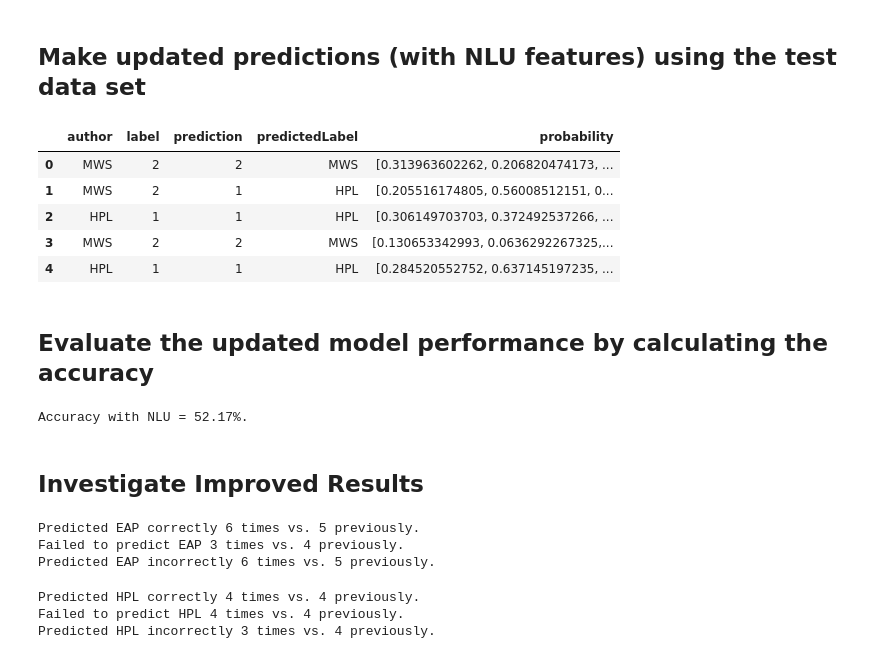
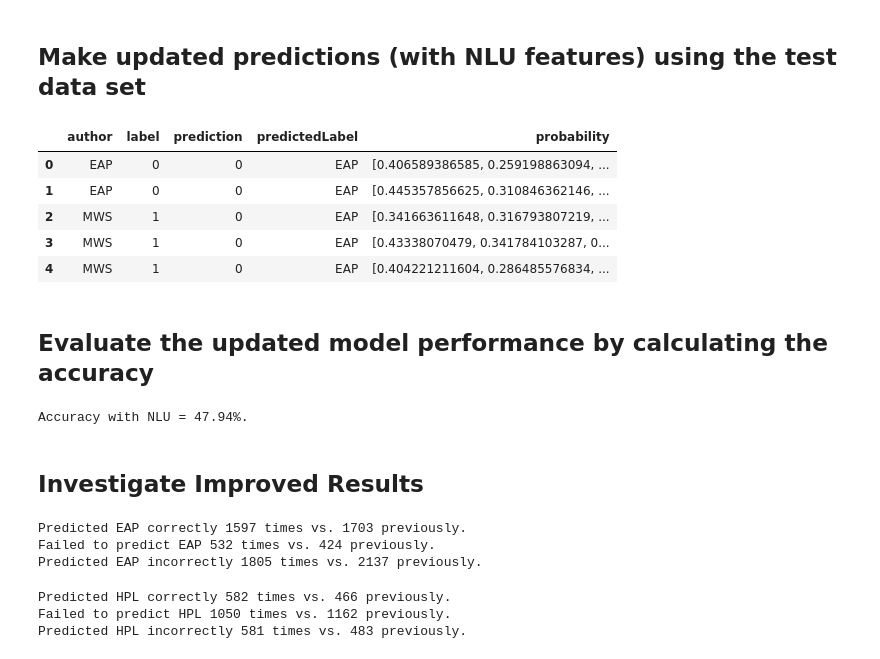
Before and after one commit to hackerguy/SpookyAuthorIdentification, a Jupyter notebook: SpookyAuthorIdentificationNLU.ipynb, the cells around one changed output. Saved outputs shown, nothing was run; the diff lists cells and outputs as text; code cells hidden in the pictures.

```diff
--- a/SpookyAuthorIdentificationNLU.ipynb
+++ b/SpookyAuthorIdentificationNLU.ipynb
@@ -504,12 +789,14 @@ SentimentBucket = Bucketizer(splits=SentimentBucketSplits, inputCol="Sentiment",
 ## Create a feature vector
 # %%
 from pyspark.ml.feature import VectorAssembler
-assembler = VectorAssembler(inputCols=["features", "AngerBucket", "JoyBucket", "SadnessBucket", "FearBucket", "DisgustBucket","SentimentBucket"], outputCol="features2")
+assembler = (VectorAssembler(inputCols=["features", "AngerBucket", "JoyBucket", "SadnessBucket", "FearBucket", "DisgustBucket","SentimentBucket"],
+             outputCol="featuresNLU"))
 # %% [markdown]
 ## Create a revised machine learning pipeline utilizing the new bucketed NLU feaures
 # %%
-lr2 = LogisticRegression(labelCol = "label", featuresCol= "features2", maxIter=10, regParam=0.3, threshold=0.5)
-stages2 = [tokenizer, remover, hashingTF, idf, AngerBucket, JoyBucket, SadnessBucket, FearBucket, DisgustBucket, SentimentBucket, assembler, labelIndexer, lr2, labelConverter]
-pipeline2 = Pipeline(stages = stages2)
+lrNLU = LogisticRegression(labelCol = "label", featuresCol= "featuresNLU", maxIter=10, regParam=0.3, threshold=0.5)
+stagesNLU = ([tokenizer, remover, hashingTF, idf, AngerBucket, JoyBucket, SadnessBucket, FearBucket, DisgustBucket, SentimentBucket,
+            assembler, labelIndexer, lrNLU, labelConverter])
+pipelineNLU = Pipeline(stages = stagesNLU)
 # %% [markdown]
 ## Train the new model using the training data set
@@ -518,2 +803,4 @@ model2 = pipeline2.fit(train2)
+# %%
+modelNLU = pipelineNLU.fit(trainNLU)
 # %% [markdown]
 ## Make updated predictions (with NLU features) using the test data set
@@ -522,41 +807,43 @@ predictions2 = model2.transform(test2)
+# %%
+predictionsNLU = modelNLU.transform(testNLU)
 # %%
-predictions2.select("author", "label", "prediction", 'predictedLabel', "probability").toPandas().head()
+predictionsNLU.select("author", "label", "prediction", 'predictedLabel', "probability").toPandas().head()
 # %% [output]
 |  | author | label | prediction | predictedLabel | probability |
-| 0 | MWS | 2 | 2 | MWS | [0.313963602262, 0.206820474173, ... |
-| 1 | MWS | 2 | 1 | HPL | [0.205516174805, 0.56008512151, 0... |
-| 2 | HPL | 1 | 1 | HPL | [0.306149703703, 0.372492537266, ... |
-| 3 | MWS | 2 | 2 | MWS | [0.130653342993, 0.0636292267325,... |
-| 4 | HPL | 1 | 1 | HPL | [0.284520552752, 0.637145197235, ... |
+| 0 | EAP | 0 | 0 | EAP | [0.406589386585, 0.259198863094, ... |
+| 1 | EAP | 0 | 0 | EAP | [0.445357856625, 0.310846362146, ... |
+| 2 | MWS | 1 | 0 | EAP | [0.341663611648, 0.316793807219, ... |
+| 3 | MWS | 1 | 0 | EAP | [0.43338070479, 0.341784103287, 0... |
+| 4 | MWS | 1 | 0 | EAP | [0.404221211604, 0.286485576834, ... |
 # %% [markdown]
 ## Evaluate the updated model performance by calculating the accuracy
 # %%
-evaluator2 = MulticlassClassificationEvaluator(labelCol = "label", predictionCol="prediction").setMetricName("accuracy")
-print('Accuracy with NLU = {:0.2f}%.'.format(evaluator.evaluate(predictions2)*100))
+evaluatorNLU = MulticlassClassificationEvaluator(labelCol = "label", predictionCol="prediction").setMetricName("accuracy")
+print('Accuracy with NLU = {:0.2f}%.'.format(evaluatorNLU.evaluate(predictionsNLU)*100))
 # %% [output]
-Accuracy with NLU = 52.17%.
+Accuracy with NLU = 47.94%.
 # %% [markdown]
 ## Investigate Improved Results
 # %%
-EAPandEAP2 = predictions2.filter(predictions2['author']=='EAP').filter(predictions2['predictedLabel']=='EAP').count()
-EAPnotEAP2 = predictions2.filter(predictions2['author']=='EAP').filter(predictions2['predictedLabel']!='EAP').count()
-notEAPbutEAP2 = predictions2.filter(predictions2['author']!='EAP').filter(predictions2['predictedLabel']=='EAP').count()
-print("Predicted EAP correctly {} times vs. {} previously.".format(EAPandEAP2, EAPandEAP))
-print("Failed to predict EAP {} times vs. {} previously.".format(EAPnotEAP2, EAPnotEAP))
-print("Predicted EAP incorrectly {} times vs. {} previously.".format(notEAPbutEAP2, notEAPbutEAP))
+EAPandEAPnlu = predictionsNLU.filter(predictionsNLU['author']=='EAP').filter(predictionsNLU['predictedLabel']=='EAP').count()
+EAPnotEAPnlu = predictionsNLU.filter(predictionsNLU['author']=='EAP').filter(predictionsNLU['predictedLabel']!='EAP').count()
+notEAPbutEAPnlu = predictionsNLU.filter(predictionsNLU['author']!='EAP').filter(predictionsNLU['predictedLabel']=='EAP').count()
+print("Predicted EAP correctly {} times vs. {} previously.".format(EAPandEAPnlu, EAPandEAP))
+print("Failed to predict EAP {} times vs. {} previously.".format(EAPnotEAPnlu, EAPnotEAP))
+print("Predicted EAP incorrectly {} times vs. {} previously.".format(notEAPbutEAPnlu, notEAPbutEAP))
 # %% [output]
-Predicted EAP correctly 6 times vs. 5 previously.
-Failed to predict EAP 3 times vs. 4 previously.
-Predicted EAP incorrectly 6 times vs. 5 previously.
+Predicted EAP correctly 1597 times vs. 1703 previously.
+Failed to predict EAP 532 times vs. 424 previously.
+Predicted EAP incorrectly 1805 times vs. 2137 previously.
 # %%
-HPLandHPL2 = predictions2.filter(predictions2['author']=='HPL').filter(predictions2['predictedLabel']=='HPL').count()
-HPLnotHPL2 = predictions2.filter(predictions2['author']=='HPL').filter(predictions2['predictedLabel']!='HPL').count()
-notHPLbutHPL2 = predictions2.filter(predictions2['author']!='HPL').filter(predictions2['predictedLabel']=='HPL').count()
-print("Predicted HPL correctly {} times vs. {} previously.".format(HPLandHPL2, HPLandHPL))
-print("Failed to predict HPL {} times vs. {} previously.".format(HPLnotHPL2, HPLnotHPL))
-print("Predicted HPL incorrectly {} times vs. {} previously.".format(notHPLbutHPL2, notHPLbutHPL))
+HPLandHPLnlu = predictionsNLU.filter(predictionsNLU['author']=='HPL').filter(predictionsNLU['predictedLabel']=='HPL').count()
+HPLnotHPLnlu = predictionsNLU.filter(predictionsNLU['author']=='HPL').filter(predictionsNLU['predictedLabel']!='HPL').count()
+notHPLbutHPLnlu = predictionsNLU.filter(predictionsNLU['author']!='HPL').filter(predictionsNLU['predictedLabel']=='HPL').count()
+print("Predicted HPL correctly {} times vs. {} previously.".format(HPLandHPLnlu, HPLandHPL))
+print("Failed to predict HPL {} times vs. {} previously.".format(HPLnotHPLnlu, HPLnotHPL))
+print("Predicted HPL incorrectly {} times vs. {} previously.".format(notHPLbutHPLnlu, notHPLbutHPL))
 # %% [output]
-Predicted HPL correctly 4 times vs. 4 previously.
-Failed to predict HPL 4 times vs. 4 previously.
-Predicted HPL incorrectly 3 times vs. 4 previously.
+Predicted HPL correctly 582 times vs. 466 previously.
+Failed to predict HPL 1050 times vs. 1162 previously.
+Predicted HPL incorrectly 581 times vs. 483 previously.
 # %%
```
Also changed, not shown: parts of 46 cells of this notebook.
